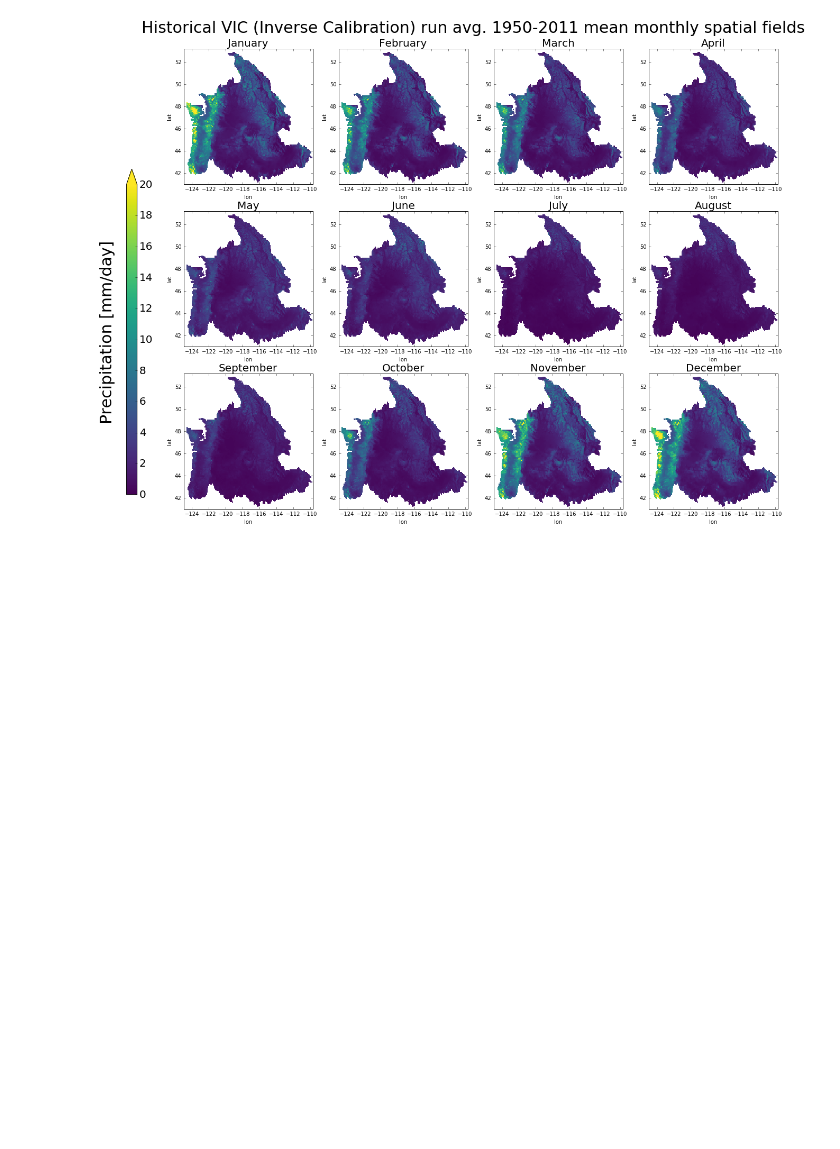
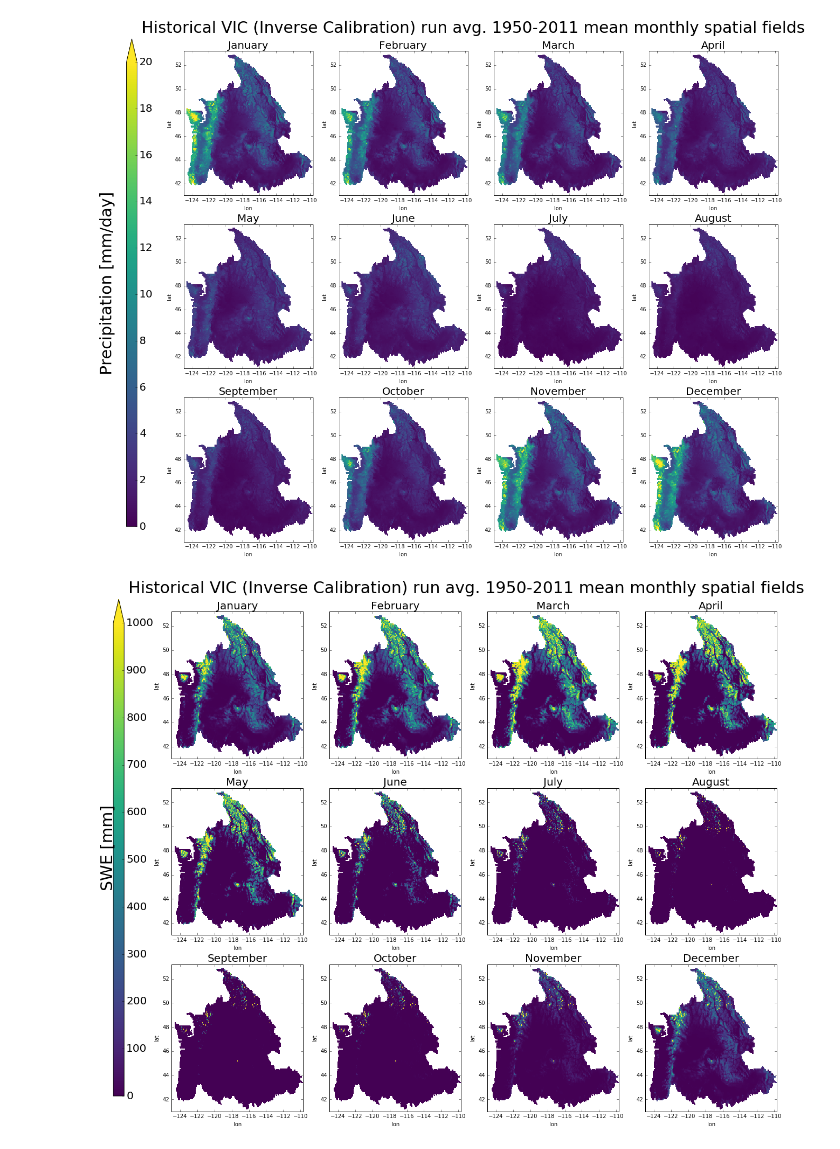
Before and after one commit to orianac/terra, a Jupyter notebook: terra/spatial_comparisons.ipynb, the cells around one changed output. Saved outputs shown, nothing was run; the diff lists cells and outputs as text; code cells hidden in the pictures; blank space fills up the shorter version.

Commit message:
Created two functions within the script to make the script easier to understand and make it easier to expand to other applications. Added units and min/max variable bounds to the config file.

```diff
--- a/terra/spatial_comparisons.ipynb
+++ b/terra/spatial_comparisons.ipynb
@@ -44,25 +44,68 @@ monthly_plot_setup= OrderedDict([('January', ((0,0),0)), ('February', ((0,1),1))
 # Add comparison (difference plots)
 # Convert to python script
 #
+# %%
+def calculate_mean_monthly_spatial_field(ds):
+    '''
+    Input: xarray dataset
+    Output: Mean monthly spatial array for dataset
+    '''
+    monthly = ds[variable].groupby('time.month').mean(dim='time')
+    return monthly
 # %%
-title = file1_options['description']
-figure_stub = file1_options['figure_stub']
-for variable in variables.keys():
-    monthly = ds[variable].groupby('time.month').mean(dim='time')
-    units = variables[variable]['units']
+def mean_monthly_spatial_plot(monthly_groupby_arrays, variable, title, units, vmin, vmax, figure_stub):
+
+    '''
+    Saves a figure with 12 spatial plots of mean monthly
+    variable fields.
+    '''
+
+    monthly_plot_setup= OrderedDict([('January', (0,0)), ('February', (0,1)),
+                                 ('March', (0,2)), ('April', (0,3)),
+                                 ('May', (1,0)), ('June', (1,1)),
+                                 ('July', (1,2)), ('August', (1,3)),
+                                 ('September', (2,0)), ('October', (2,1)),
+                                 ('November', (2,2)), ('December', (2,3))])
+    # Initialize the figure
     f, axarr = plt.subplots(3, 4, figsize=(20,16), sharex=False, sharey=False)
+
+    # Cycle through the months in the setup dictionary defined above and put the plots in the
+    # correct location in the plot according to the items in the dictionary
     for i,month in enumerate(monthly_plot_setup.keys()):
-        ax = plt.sca(axarr[monthly_plot_setup[month][0]])
-        plot = monthly[i].plot(ax=ax, vmin=0, vmax=20, add_colorbar=False)
+        ax = plt.sca(axarr[monthly_plot_setup[month]])
+        plot = monthly_groupby_arrays[i].plot(ax=ax, vmin=vmin, vmax=vmax, add_colorbar=False)
+
+    # Assign a title based upon the setup dictionary defined above
         plt.title(month, size=20)
+
+    # Make room for a title and a colorbar
     f.subplots_adjust(left=0.12, right=0.9, top=0.93)
 
     # Plot a colorbar on the left side of the plot
-    cbar_ax_abs = f.add_axes([0.045, 0.15, 0.014, 0.57])
+    cbar_ax_abs = f.add_axes([0.045, 0.15, 0.014, 0.8])
     cbar_ax_abs.tick_params(labelsize=20)
     cbar_abs = plt.colorbar(plot, cax=cbar_ax_abs, extend='max').set_label(label=(' ').join([variable,units]),
                                                                            size=30, labelpad=-100)
+    # Add a colorbar
     plt.suptitle((' ').join([title, 'mean monthly spatial fields']), size=30)
     f.savefig(os.path.join(out_dir, ('_').join([datestamp(),figure_stub,variable+'.png'])))
-# %% [output]
-[figure, removed]
+# %%
+# Access the title and figure stub (same for all varaibles' plots)
+title = file1_options['description']
+figure_stub = file1_options['figure_stub']
+
+# Loop through the variables and create a plot for each of them
+for variable in variables.keys():
+
+    # Get the groupby'ed mean monthly arrays
+    monthly = calculate_mean_monthly_spatial_field(ds)
+
+    # Access the units and vmax/vmin which differ for every variable
+    option_dict = variables[variable]
+    units, vmin, vmax = option_dict['units'], option_dict['vmin'], option_dict['vmax']
+
+    # Make the plot!
+    mean_monthly_spatial_plot(monthly, variable, title, units, vmin, vmax, figure_stub)
+# %% [output]
+[figure, added]
+[figure, added]
```
Also changed, not shown: parts of 1 cell of this notebook, 1 other file.
